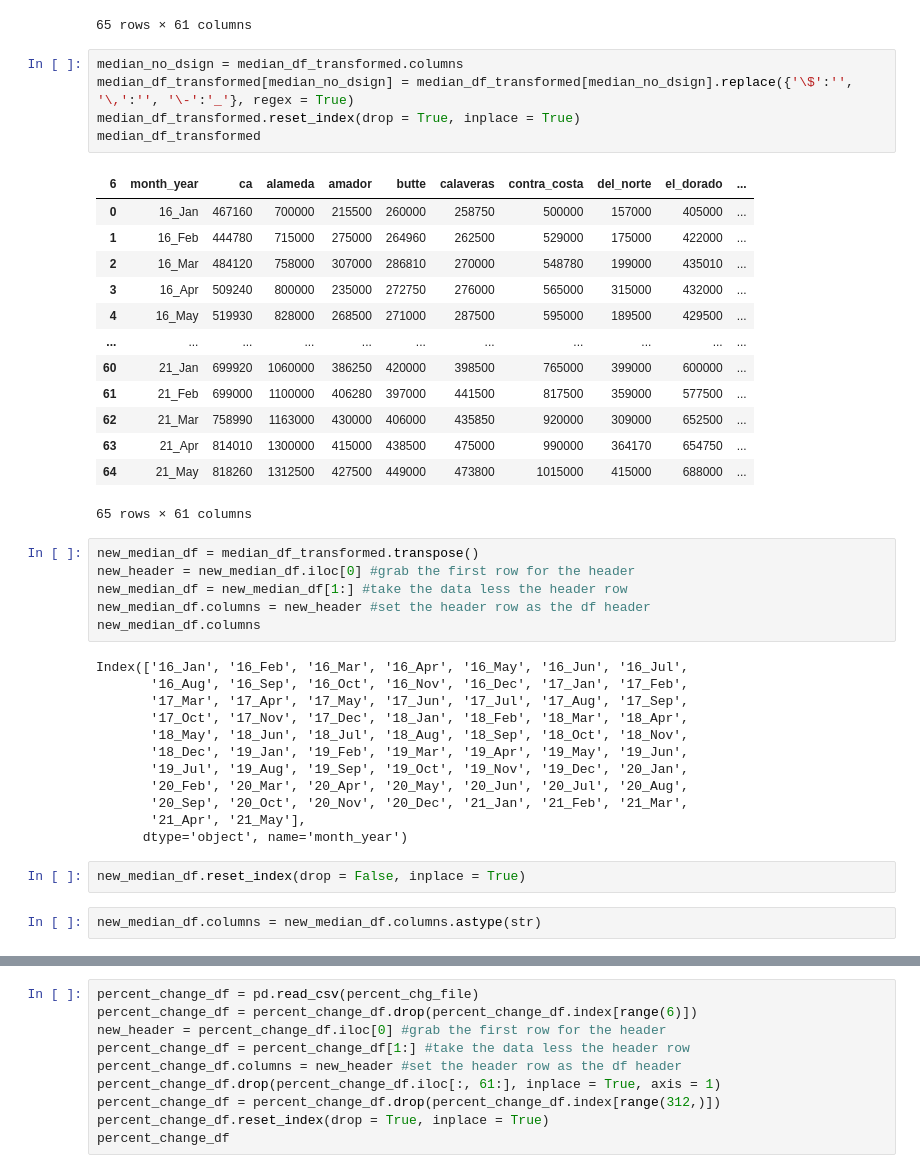
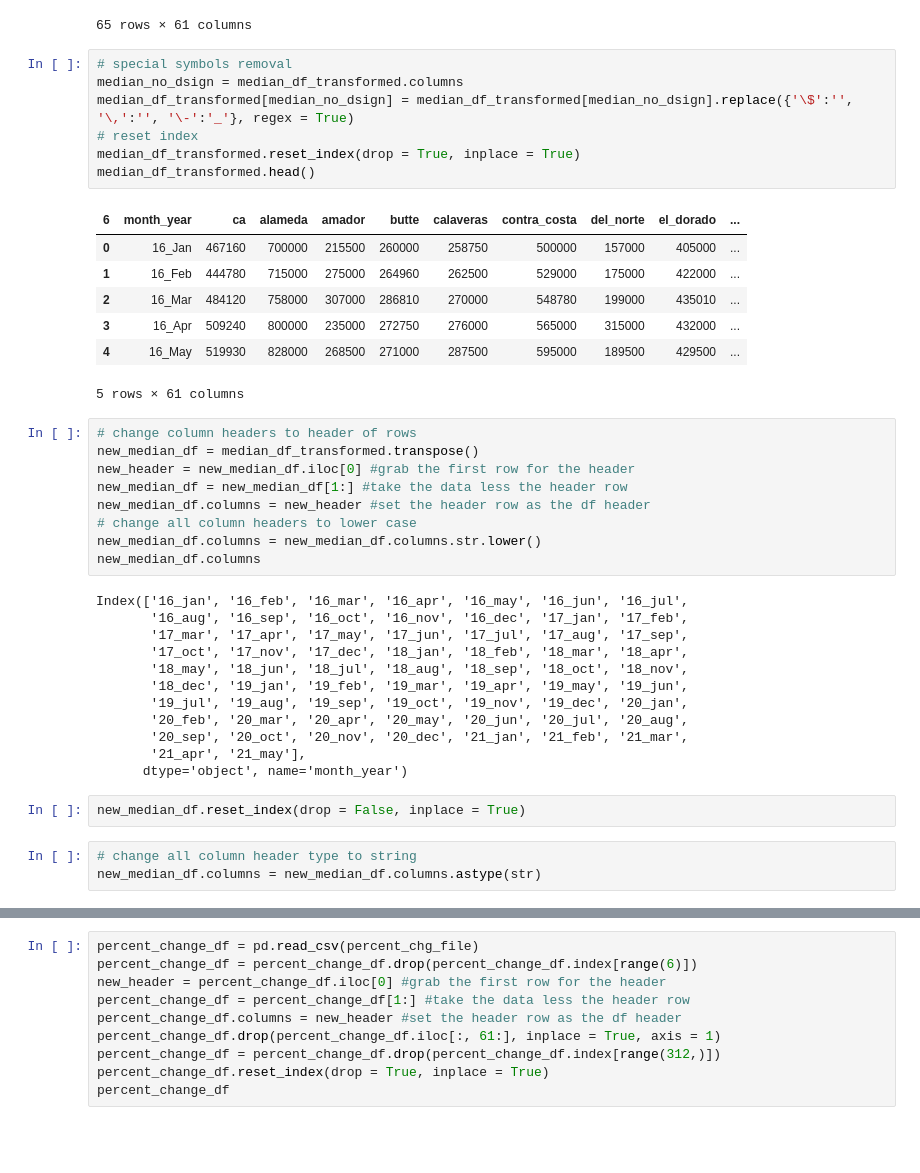
Before and after one commit to sustainedtang/project2ucd, a Jupyter notebook: data_cleanup.ipynb, the cells around one changed output, grey strips where cells are left out. Cells and saved outputs as stored; diff of their text form; blank space fills up the shorter version.

```diff
--- a/data_cleanup.ipynb
+++ b/data_cleanup.ipynb
@@ -75,44 +75,44 @@ median_df_transformed
 | 383 | 21-May | $818,260 | $1,312,500 | $427,500 | $449,000 | $473,800 | $1,015,000 | $415,000 | $688,000 | ... |
 65 rows × 61 columns
 # %%
+# special symbols removal
 median_no_dsign = median_df_transformed.columns
 median_df_transformed[median_no_dsign] = median_df_transformed[median_no_dsign].replace({'\$':'', '\,':'', '\-':'_'}, regex = True)
+# reset index
 median_df_transformed.reset_index(drop = True, inplace = True)
-median_df_transformed
+median_df_transformed.head()
 # %% [output]
 | 6 | month_year | ca | alameda | amador | butte | calaveras | contra_costa | del_norte | el_dorado | ... |
 | 0 | 16_Jan | 467160 | 700000 | 215500 | 260000 | 258750 | 500000 | 157000 | 405000 | ... |
 | 1 | 16_Feb | 444780 | 715000 | 275000 | 264960 | 262500 | 529000 | 175000 | 422000 | ... |
 | 2 | 16_Mar | 484120 | 758000 | 307000 | 286810 | 270000 | 548780 | 199000 | 435010 | ... |
 | 3 | 16_Apr | 509240 | 800000 | 235000 | 272750 | 276000 | 565000 | 315000 | 432000 | ... |
 | 4 | 16_May | 519930 | 828000 | 268500 | 271000 | 287500 | 595000 | 189500 | 429500 | ... |
-| ... | ... | ... | ... | ... | ... | ... | ... | ... | ... | ... |
-| 60 | 21_Jan | 699920 | 1060000 | 386250 | 420000 | 398500 | 765000 | 399000 | 600000 | ... |
-| 61 | 21_Feb | 699000 | 1100000 | 406280 | 397000 | 441500 | 817500 | 359000 | 577500 | ... |
-| 62 | 21_Mar | 758990 | 1163000 | 430000 | 406000 | 435850 | 920000 | 309000 | 652500 | ... |
-| 63 | 21_Apr | 814010 | 1300000 | 415000 | 438500 | 475000 | 990000 | 364170 | 654750 | ... |
-| 64 | 21_May | 818260 | 1312500 | 427500 | 449000 | 473800 | 1015000 | 415000 | 688000 | ... |
-65 rows × 61 columns
+5 rows × 61 columns
 # %%
+# change column headers to header of rows
 new_median_df = median_df_transformed.transpose()
 new_header = new_median_df.iloc[0] #grab the first row for the header
 new_median_df = new_median_df[1:] #take the data less the header row
 new_median_df.columns = new_header #set the header row as the df header
+# change all column headers to lower case
+new_median_df.columns = new_median_df.columns.str.lower()
 new_median_df.columns
 # %% [output]
-Index(['16_Jan', '16_Feb', '16_Mar', '16_Apr', '16_May', '16_Jun', '16_Jul',
-       '16_Aug', '16_Sep', '16_Oct', '16_Nov', '16_Dec', '17_Jan', '17_Feb',
-       '17_Mar', '17_Apr', '17_May', '17_Jun', '17_Jul', '17_Aug', '17_Sep',
-       '17_Oct', '17_Nov', '17_Dec', '18_Jan', '18_Feb', '18_Mar', '18_Apr',
-       '18_May', '18_Jun', '18_Jul', '18_Aug', '18_Sep', '18_Oct', '18_Nov',
-       '18_Dec', '19_Jan', '19_Feb', '19_Mar', '19_Apr', '19_May', '19_Jun',
-       '19_Jul', '19_Aug', '19_Sep', '19_Oct', '19_Nov', '19_Dec', '20_Jan',
-       '20_Feb', '20_Mar', '20_Apr', '20_May', '20_Jun', '20_Jul', '20_Aug',
-       '20_Sep', '20_Oct', '20_Nov', '20_Dec', '21_Jan', '21_Feb', '21_Mar',
-       '21_Apr', '21_May'],
+Index(['16_jan', '16_feb', '16_mar', '16_apr', '16_may', '16_jun', '16_jul',
+       '16_aug', '16_sep', '16_oct', '16_nov', '16_dec', '17_jan', '17_feb',
+       '17_mar', '17_apr', '17_may', '17_jun', '17_jul', '17_aug', '17_sep',
+       '17_oct', '17_nov', '17_dec', '18_jan', '18_feb', '18_mar', '18_apr',
+       '18_may', '18_jun', '18_jul', '18_aug', '18_sep', '18_oct', '18_nov',
+       '18_dec', '19_jan', '19_feb', '19_mar', '19_apr', '19_may', '19_jun',
+       '19_jul', '19_aug', '19_sep', '19_oct', '19_nov', '19_dec', '20_jan',
+       '20_feb', '20_mar', '20_apr', '20_may', '20_jun', '20_jul', '20_aug',
+       '20_sep', '20_oct', '20_nov', '20_dec', '21_jan', '21_feb', '21_mar',
+       '21_apr', '21_may'],
       dtype='object', name='month_year')
 # %%
 new_median_df.reset_index(drop = False, inplace = True)
 # %%
+# change all column header type to string
 new_median_df.columns = new_median_df.columns.astype(str)
 # %%
```
Also changed, not shown: parts of 12 cells of this notebook.
